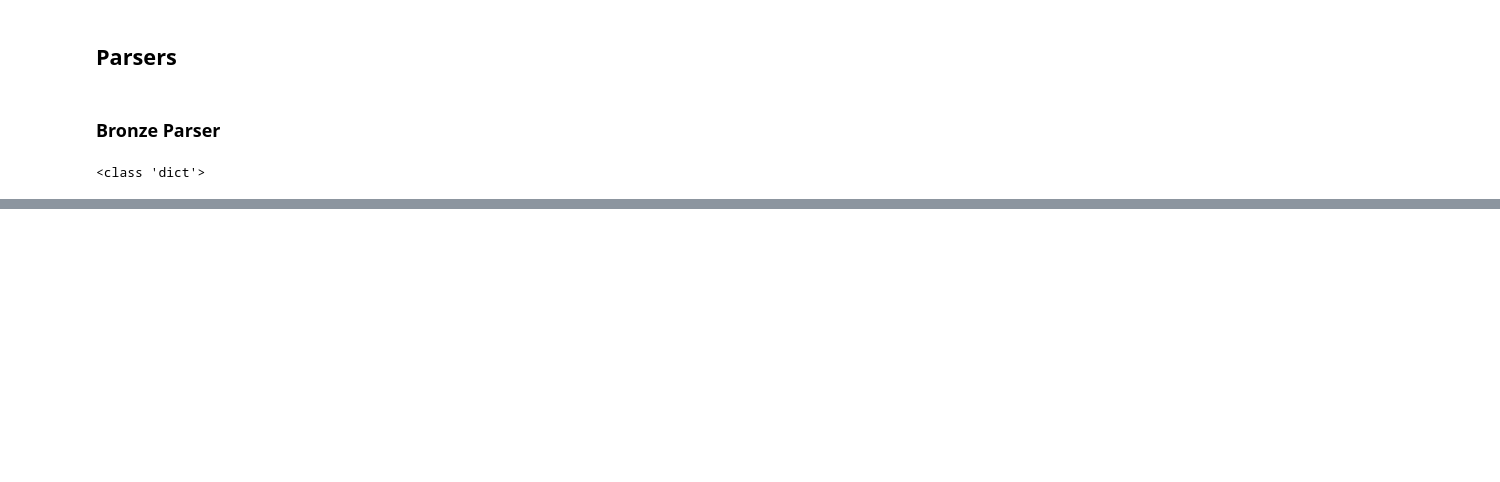
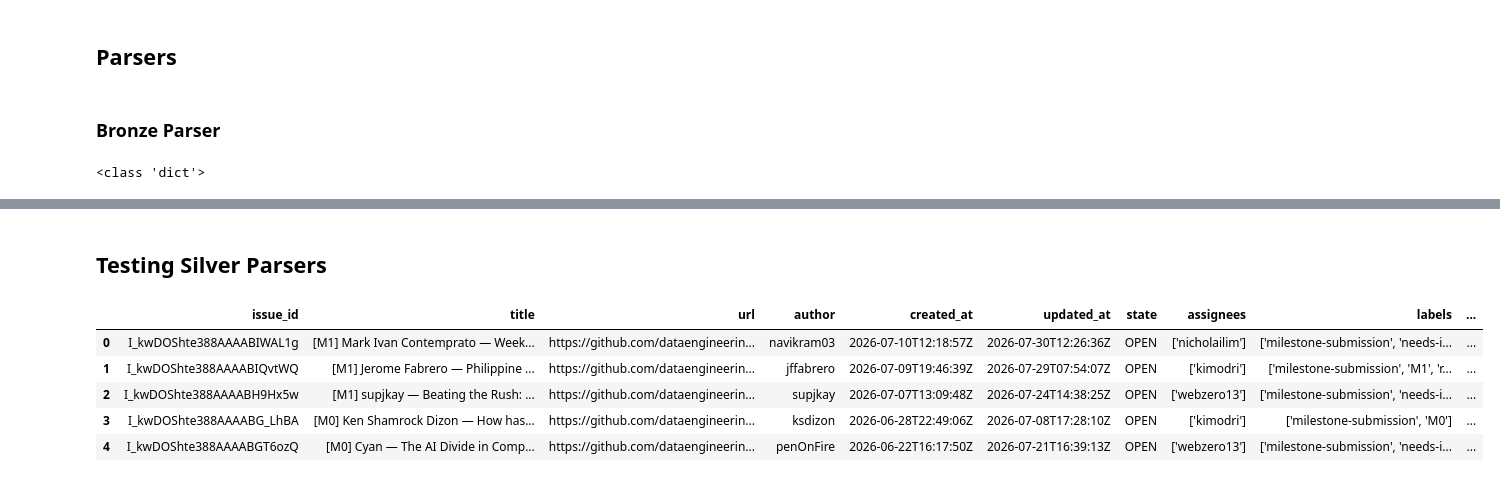
Before and after one commit to kimodri/dep-submission-pipeline, a Jupyter notebook: notebooks/exploration.ipynb, the cells around one changed output, grey strips where cells are left out. Saved outputs shown, nothing was run; the diff lists cells and outputs as text; code cells hidden in the pictures; blank space fills up the shorter version.

```diff
--- a/notebooks/exploration.ipynb
+++ b/notebooks/exploration.ipynb
@@ -226,0 +425,2 @@ silver_table_exploded.head()
+# %% [markdown]
+## Testing Silver Parsers
@@ -226,0 +591,11 @@ silver_table_exploded.head()
+# %%
+df = pd.read_csv("../data/bronze/bronze_table.csv")
+
+df.head()
+# %% [output]
+|  | issue_id | title | url | author | created_at | updated_at | state | assignees | labels | ... |
+| 0 | I_kwDOShte388AAAABIWAL1g | [M1] Mark Ivan Contemprato — Week... | https://github.com/dataengineerin... | navikram03 | 2026-07-10T12:18:57Z | 2026-07-30T12:26:36Z | OPEN | ['nicholailim'] | ['milestone-submission', 'needs-i... | ... |
+| 1 | I_kwDOShte388AAAABIQvtWQ | [M1] Jerome Fabrero — Philippine ... | https://github.com/dataengineerin... | jffabrero | 2026-07-09T19:46:39Z | 2026-07-29T07:54:07Z | OPEN | ['kimodri'] | ['milestone-submission', 'M1', 'r... | ... |
+| 2 | I_kwDOShte388AAAABH9Hx5w | [M1] supjkay — Beating the Rush: ... | https://github.com/dataengineerin... | supjkay | 2026-07-07T13:09:48Z | 2026-07-24T14:38:25Z | OPEN | ['webzero13'] | ['milestone-submission', 'needs-i... | ... |
+| 3 | I_kwDOShte388AAAABG_LhBA | [M0] Ken Shamrock Dizon — How has... | https://github.com/dataengineerin... | ksdizon | 2026-06-28T22:49:06Z | 2026-07-08T17:28:10Z | OPEN | ['kimodri'] | ['milestone-submission', 'M0'] | ... |
+| 4 | I_kwDOShte388AAAABGT6ozQ | [M0] Cyan — The AI Divide in Comp... | https://github.com/dataengineerin... | penOnFire | 2026-06-22T16:17:50Z | 2026-07-21T16:39:13Z | OPEN | ['webzero13'] | ['milestone-submission', 'needs-i... | ... |
```
Also changed, not shown: parts of 19 cells of this notebook, 17 other files.
